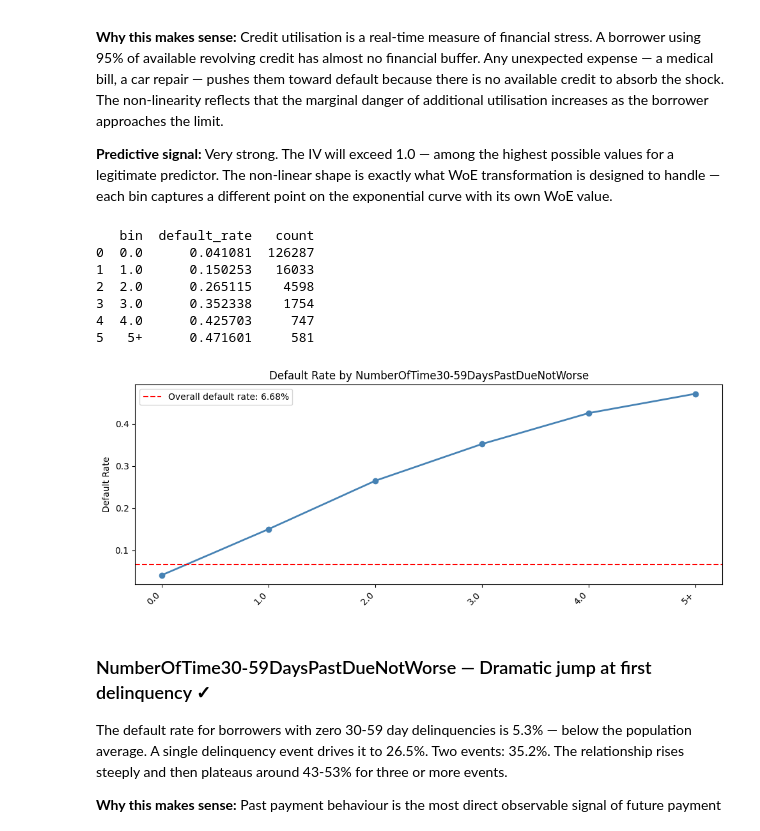
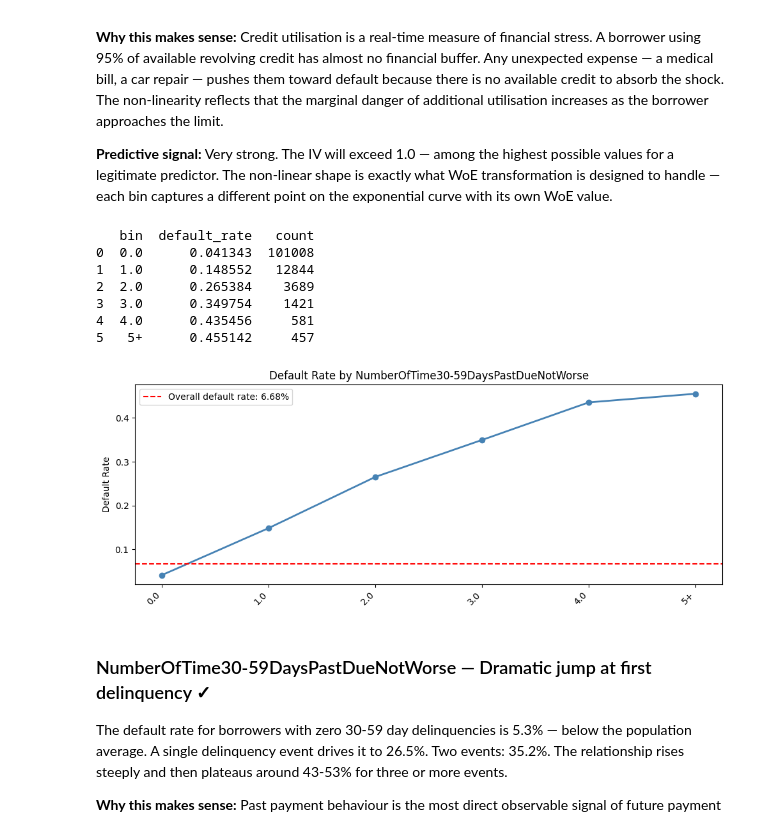
Before and after one commit to eavila-economist/Simple-credit-risk-model, a Jupyter notebook: notebooks/01_EDA_and_Cleaning.ipynb, the cells around one changed output. Saved outputs shown, nothing was run; the diff lists cells and outputs as text; code cells hidden in the pictures.

```diff
--- a/notebooks/01_EDA_and_Cleaning.ipynb
+++ b/notebooks/01_EDA_and_Cleaning.ipynb
@@ -206,13 +249,13 @@ The 99.9 percentile of NumberOfDependents is: 6.0
 # Decision 2: Input median since we are facing a right skewed distribution and median is less sensitive to outliers
 
 # Check sentinel values
-print(X['NumberOfTime30-59DaysPastDueNotWorse'].value_counts().sort_index(ascending=False).head(20))
-X['NumberOfTime30-59DaysPastDueNotWorse'] = X['NumberOfTime30-59DaysPastDueNotWorse'].replace([96, 98], np.nan)
+print(X_train['NumberOfTime30-59DaysPastDueNotWorse'].value_counts().sort_index(ascending=False).head(20))
+X_train['NumberOfTime30-59DaysPastDueNotWorse'] = X_train['NumberOfTime30-59DaysPastDueNotWorse'].replace([96, 98], np.nan)
 
 # Input median to nan values
-X['NumberOfTime30-59DaysPastDueNotWorse'] = X['NumberOfTime30-59DaysPastDueNotWorse'].fillna(X['NumberOfTime30-59DaysPastDueNotWorse'].median())
+X_train['NumberOfTime30-59DaysPastDueNotWorse'] = X_train['NumberOfTime30-59DaysPastDueNotWorse'].fillna(X_train['NumberOfTime30-59DaysPastDueNotWorse'].median())
 
-print(f'The 99 percentile of NumberOfTime30-59DaysPastDueNotWorse is: {np.nanpercentile(X['NumberOfTime30-59DaysPastDueNotWorse'], 99)}')
-print(f'The 99.9 percentile of NumberOfTime30-59DaysPastDueNotWorse is: {np.nanpercentile(X['NumberOfTime30-59DaysPastDueNotWorse'], 99.9)}')
+print(f'The 99 percentile of NumberOfTime30-59DaysPastDueNotWorse is: {np.nanpercentile(X_train['NumberOfTime30-59DaysPastDueNotWorse'], 99)}')
+print(f'The 99.9 percentile of NumberOfTime30-59DaysPastDueNotWorse is: {np.nanpercentile(X_train['NumberOfTime30-59DaysPastDueNotWorse'], 99.9)}')
 # %% [output]
 NumberOfTime30-59DaysPastDueNotWorse
@@ -241,13 +284,13 @@ The 99.9 percentile of NumberOfTime30-59DaysPastDueNotWorse is: 6.0
 # Decision 2: Input median since we are facing a right skewed distribution and median is less sensitive to outliers
 
 # Check sentinel values
-print(X['NumberOfTimes90DaysLate'].value_counts().sort_index(ascending=False).head(20))
-X['NumberOfTimes90DaysLate'] = X['NumberOfTimes90DaysLate'].replace([96, 98], np.nan)
+print(X_train['NumberOfTimes90DaysLate'].value_counts().sort_index(ascending=False).head(20))
+X_train['NumberOfTimes90DaysLate'] = X_train['NumberOfTimes90DaysLate'].replace([96, 98], np.nan)
 
 # Input median to nan values
-X['NumberOfTimes90DaysLate'] = X['NumberOfTimes90DaysLate'].fillna(X['NumberOfTimes90DaysLate'].median())
+X_train['NumberOfTimes90DaysLate'] = X_train['NumberOfTimes90DaysLate'].fillna(X_train['NumberOfTimes90DaysLate'].median())
 
-print(f'The 99 percentile of NumberOfTimes90DaysLate is: {np.nanpercentile(X['NumberOfTimes90DaysLate'], 99)}')
-print(f'The 99.9 percentile of NumberOfTimes90DaysLate is: {np.nanpercentile(X['NumberOfTimes90DaysLate'], 99.9)}')
+print(f'The 99 percentile of NumberOfTimes90DaysLate is: {np.nanpercentile(X_train['NumberOfTimes90DaysLate'], 99)}')
+print(f'The 99.9 percentile of NumberOfTimes90DaysLate is: {np.nanpercentile(X_train['NumberOfTimes90DaysLate'], 99.9)}')
 # %% [output]
 NumberOfTimes90DaysLate
@@ -273,13 +316,13 @@ The 99.9 percentile of NumberOfTimes90DaysLate is: 6.0
 # Decision 2: Input median since we are facing a right skewed distribution and median is less sensitive to outliers
 
 # Check sentinel values
-print(X['NumberOfTime60-89DaysPastDueNotWorse'].value_counts().sort_index(ascending=False).head(20))
-X['NumberOfTime60-89DaysPastDueNotWorse'] = X['NumberOfTime60-89DaysPastDueNotWorse'].replace([96, 98], np.nan)
+print(X_train['NumberOfTime60-89DaysPastDueNotWorse'].value_counts().sort_index(ascending=False).head(20))
+X_train['NumberOfTime60-89DaysPastDueNotWorse'] = X_train['NumberOfTime60-89DaysPastDueNotWorse'].replace([96, 98], np.nan)
 
 # Input median to nan values
-X['NumberOfTime60-89DaysPastDueNotWorse'] = X['NumberOfTime60-89DaysPastDueNotWorse'].fillna(X['NumberOfTime60-89DaysPastDueNotWorse'].median())
+X_train['NumberOfTime60-89DaysPastDueNotWorse'] = X_train['NumberOfTime60-89DaysPastDueNotWorse'].fillna(X_train['NumberOfTime60-89DaysPastDueNotWorse'].median())
 
-print(f'The 99 percentile of NumberOfTime60-89DaysPastDueNotWorse is: {np.nanpercentile(X['NumberOfTime60-89DaysPastDueNotWorse'], 99)}')
-print(f'The 99.9 percentile of NumberOfTime60-89DaysPastDueNotWorse is: {np.nanpercentile(X['NumberOfTime60-89DaysPastDueNotWorse'], 99.9)}')
+print(f'The 99 percentile of NumberOfTime60-89DaysPastDueNotWorse is: {np.nanpercentile(X_train['NumberOfTime60-89DaysPastDueNotWorse'], 99)}')
+print(f'The 99.9 percentile of NumberOfTime60-89DaysPastDueNotWorse is: {np.nanpercentile(X_train['NumberOfTime60-89DaysPastDueNotWorse'], 99.9)}')
 # %% [output]
 NumberOfTime60-89DaysPastDueNotWorse
@@ -488,8 +535,8 @@ The naive approach is stored in `X_naive` for reference. It is not used anywhere
 in the modelling pipeline.
 # %%
 # Replace age 0 with median age
-median_age = X['age'].median()
-X['age'] = X['age'].replace(0, median_age)
+median_age = X_train['age'].median()
+X_train['age'] = X_train['age'].replace(0, median_age)
 # %% [markdown]
 ## Data Quality Verdict
 
@@ -786,16 +842,16 @@ point on the exponential curve with its own WoE value.
 # %%
 feature = 'NumberOfTime30-59DaysPastDueNotWorse'
 
-plot_count_variable(X, y, feature, max_value=5)
+plot_count_variable(X_train, y_train, feature, max_value=5)
 # %% [output]
    bin  default_rate   count
-0  0.0      0.041081  126287
-1  1.0      0.150253   16033
-2  2.0      0.265115    4598
-3  3.0      0.352338    1754
-4  4.0      0.425703     747
-5   5+      0.471601     581
+0  0.0      0.041343  101008
+1  1.0      0.148552   12844
+2  2.0      0.265384    3689
+3  3.0      0.349754    1421
+4  4.0      0.435456     581
+5   5+      0.455142     457
-[figure, old version]
+[figure, new version]
 # %% [markdown]
 ### NumberOfTime30-59DaysPastDueNotWorse — Dramatic jump at first delinquency ✓
 
```
Also changed, not shown: parts of 42 cells of this notebook, 1 other file.
